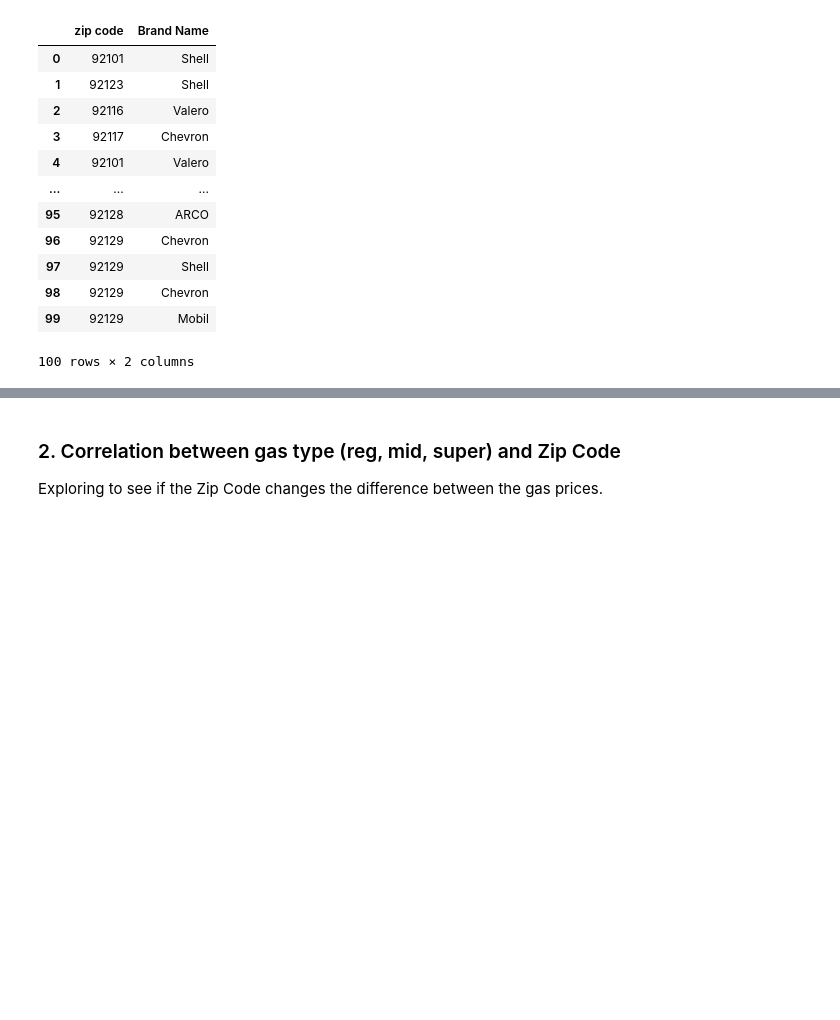
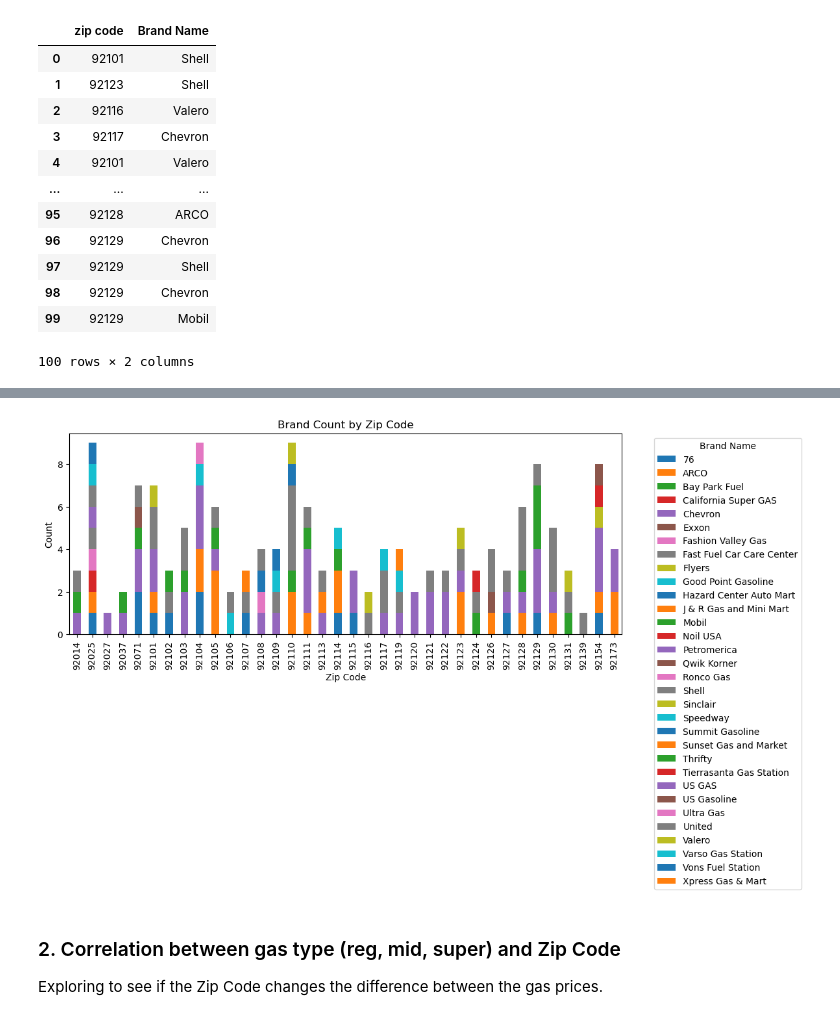
Before and after one commit to Lilnessa/Project1, a Jupyter notebook: charts.ipynb, the cells around one changed output, grey strips where cells are left out. Cells and saved outputs as stored; diff of their text form; code cells hidden in the pictures; blank space fills up the shorter version.

```diff
--- a/charts.ipynb
+++ b/charts.ipynb
@@ -84,0 +76,4 @@ plt.show()
+# %%
+counts_per_zip_per_brand = extra_clean_gas_w_brand.groupby(extra_clean_gas_w_brand['zip code'])['Brand Name'].value_counts()
+counts_per_zip_per_brand = pd.DataFrame(counts_per_zip_per_brand)
+counts_per_zip_per_brand.head()
@@ -85,3 +88,17 @@ plt.show()
+# %%
+# Group the data by Zip Code and Brand Name and sum the counts
+grouped = counts_per_zip_per_brand.groupby(['zip code', 'Brand Name'])['count'].sum().unstack().fillna(0)
+
+# Plot the bar chart
+grouped.plot(kind='bar', stacked=True, figsize=(12, 6))
+plt.title('Brand Count by Zip Code')
+plt.xlabel('Zip Code')
+plt.ylabel('Count')
+plt.legend(title='Brand Name', bbox_to_anchor=(1.05, 1), loc='upper left')
+plt.tight_layout()
+plt.show()
+# %% [output]
+[figure, added]
 # %% [markdown]
 ### 2. Correlation between gas type (reg, mid, super) and Zip Code
 Exploring to see if the Zip Code changes the difference between the gas prices.
```
Also changed, not shown: parts of 5 cells of this notebook.
